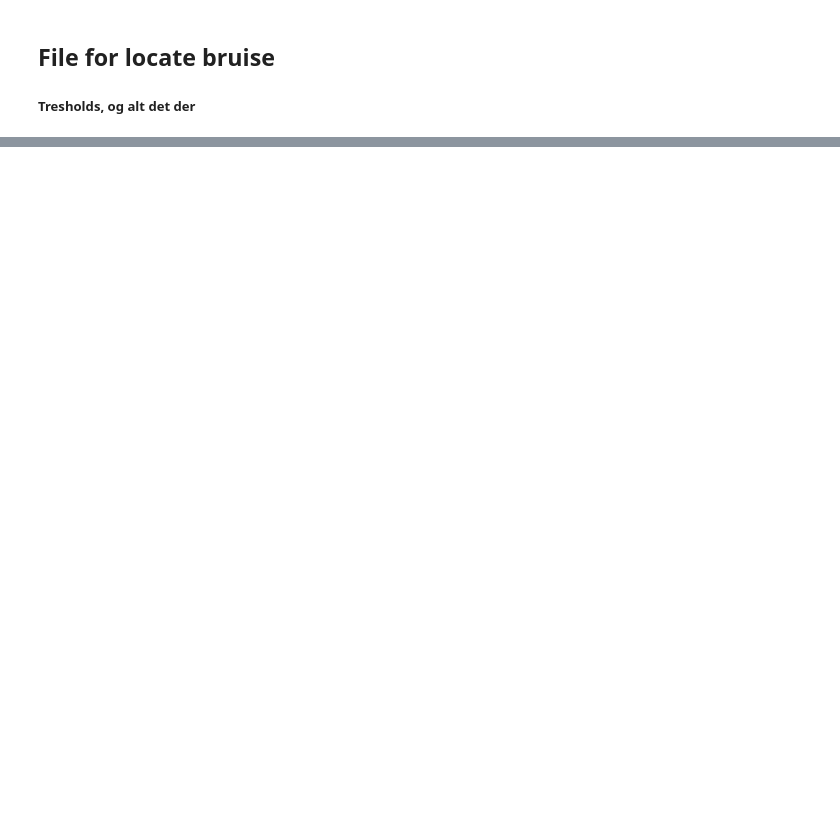
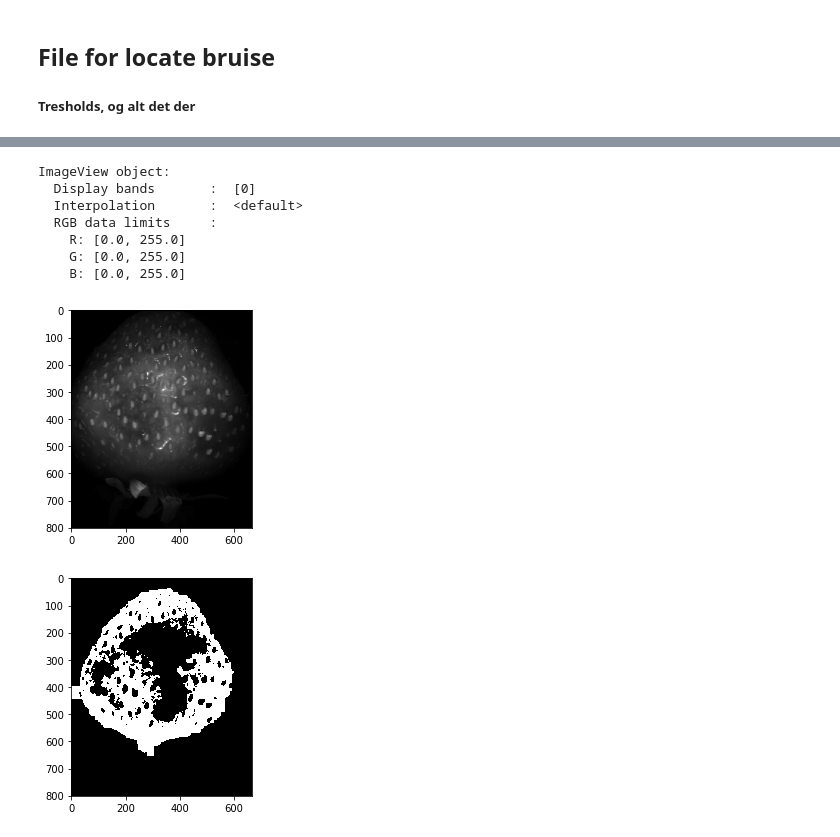
Before and after one commit to Kohmann/potato-classification, a Jupyter notebook: detection.ipynb, the cells around one changed output, grey strips where cells are left out. Cells and saved outputs as stored; diff of their text form; code cells hidden in the pictures; blank space fills up the shorter version.

```diff
--- a/detection.ipynb
+++ b/detection.ipynb
@@ -45,20 +50,37 @@ svm.fit(X_train, y_train)
 # %%
-
+test = strawberry[:,:,180]
+test8bit = (test*255).astype('uint8')
+#th3 = cv2.adaptiveThreshold(test8bit,255,cv2.ADAPTIVE_THRESH_GAUSSIAN_C, cv2.THRESH_BINARY_INV,21,1)
+tresh = cv2.threshold(test8bit,10,255, cv2.THRESH_BINARY)[1]
+kernel = np.ones((7,7),np.uint8)
+closing  = cv2.morphologyEx(tresh, cv2.MORPH_CLOSE, kernel, iterations=1)
+erode = cv2.erode(closing,kernel, iterations =10)
 
 #X_test = getRegion(strawberryCube, 320, 5040, 320)
 X_test = strawberry
 
 n,m,Bands = X_test.shape
 X_test = X_test.reshape((n*m,Bands)) # just healthy data
 
 
 
 pred = svm.predict(X_test)
 predimg = pred.reshape((n,m))
 
-sp.imshow(predimg)
+sp.imshow(strawberry[:,:,180])
+sp.imshow(predimg*erode)
 
 #sp.imshow(X_train)
+# %% [output]
+ImageView object:
+  Display bands       :  [0]
+  Interpolation       :  <default>
+  RGB data limits     :
+    R: [0.0, 255.0]
+    G: [0.0, 255.0]
+    B: [0.0, 255.0]
+[figure, added]
+[figure, added]
 # %%
 names = np.array(["before-hit", "0m","30m","1h" ,"3h","12h", "24h", "48h"])
 
```
Also changed, not shown: parts of 2 cells of this notebook.
